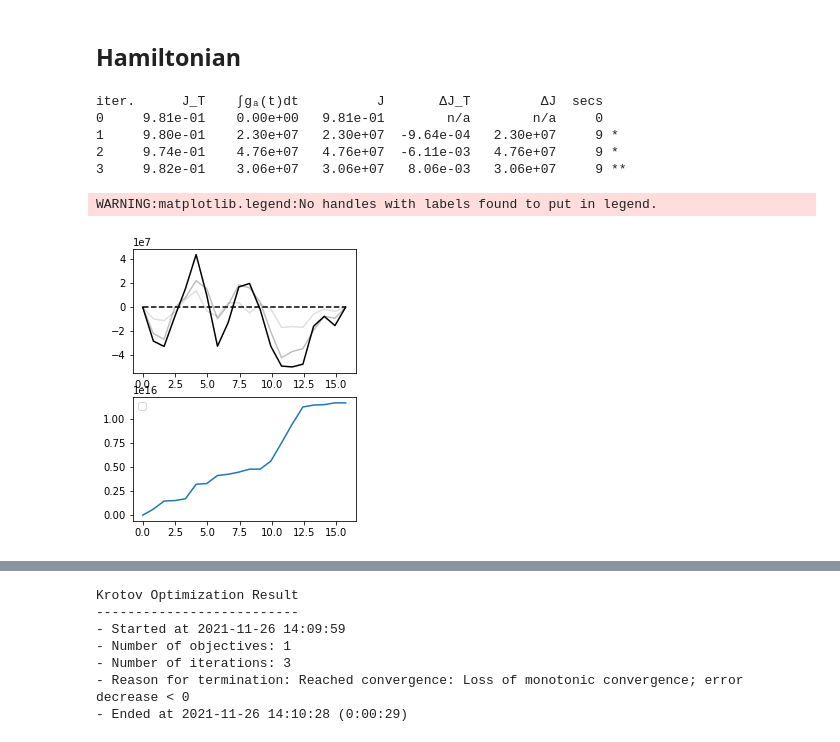
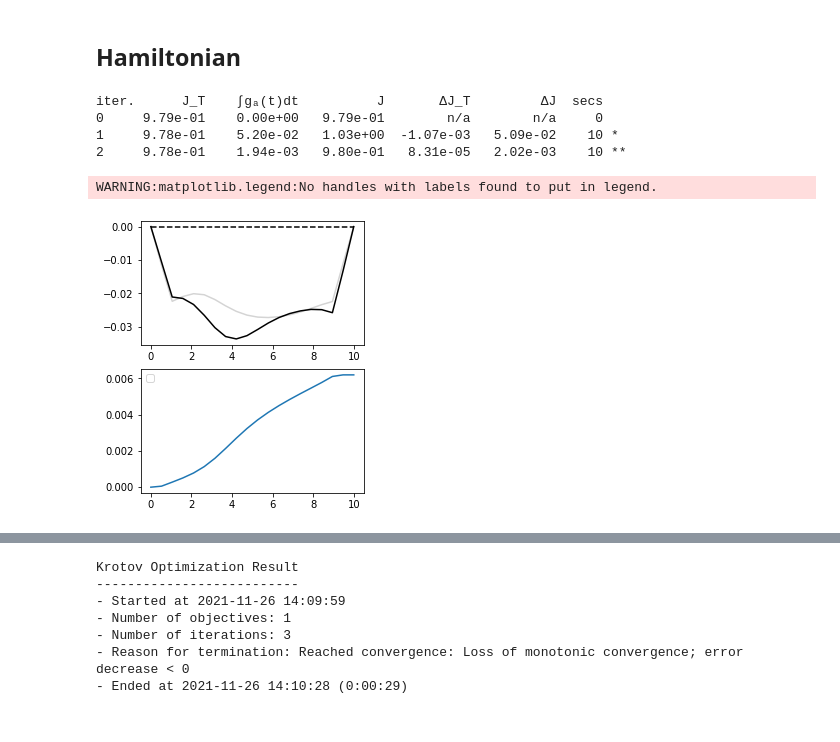
Before and after one commit to gsuarezr/krotov, a Jupyter notebook: Non_dissipative,_Time=pi_g,_g=0_2_omega.ipynb, the cells around one changed output, grey strips where cells are left out. Drawn from its saved outputs; the diff is of its cells as text; code cells hidden in the pictures.

```diff
--- a/Non_dissipative,_Time=pi_g,_g=0_2_omega.ipynb
+++ b/Non_dissipative,_Time=pi_g,_g=0_2_omega.ipynb
@@ -68,7 +71,7 @@ g=0.2*omega
 ampl0=0.00000001
 #T=8
 #ampl0=1
-T=math.pi/g
+T=10
 nt=20
 tlist = np.linspace(0,T, nt)
 def hamiltonian(omega, ampl0, g):
@@ -155,37 +158,36 @@ def plot_iterations(opt_result):
 
 
 
 H = hamiltonian(omega,ampl0,g)
 pulse_options = {
-    H[1][1]: dict(lambda_a=1e-8, update_shape=S),
+    H[1][1]: dict(lambda_a=10, update_shape=S),
 }
 objectives = [
     krotov.Objective(
-        initial_state=qutip.Qobj(np.array([1,0,0,0,0,1/2,0,0,0,1/2,0,0,1/2,0,1/2])), target=qutip.Qobj(qutip.Qobj(np.array([1,0,0,2*np.sqrt(2),0,1/2,0,0,0,1/2,0,0,1/2,0,1/2]))), H=H
+        initial_state=qutip.Qobj(np.array([1,0,0,0,0,1/2,0,0,0,1/2,0,0,1/2,0,1/2])), target=qutip.Qobj(qutip.Qobj(np.array([1,0,np.sqrt(2)*np.sqrt(2),0,np.sqrt(2)*np.sqrt(2),1/2,0,0,0,1/2,0,0,1/2,0,1/2]))), H=H
       )
   ]
 
 opt_result = krotov.optimize_pulses(
   objectives,
   pulse_options=pulse_options,
   tlist=tlist,
   propagator=krotov.propagators.expm,
   chi_constructor=krotov.functionals.chis_ss,
   info_hook=krotov.info_hooks.print_table(J_T=krotov.functionals.J_T_ss),
   check_convergence=krotov.convergence.Or(
       krotov.convergence.value_below('5e-5', name='J_T'),
       krotov.convergence.check_monotonic_error,
 
   ),
     store_all_pulses=True,
     overlap=inte.overlap2,norm='gaussiano'
 )
 plot_iterations(opt_result)
 # %% [output]
 iter.      J_T    ∫gₐ(t)dt          J       ΔJ_T         ΔJ  secs
-0     9.81e-01    0.00e+00   9.81e-01        n/a        n/a     0
-1     9.80e-01    2.30e+07   2.30e+07  -9.64e-04   2.30e+07     9 *
-2     9.74e-01    4.76e+07   4.76e+07  -6.11e-03   4.76e+07     9 *
-3     9.82e-01    3.06e+07   3.06e+07   8.06e-03   3.06e+07     9 **
+0     9.79e-01    0.00e+00   9.79e-01        n/a        n/a     0
+1     9.78e-01    5.20e-02   1.03e+00  -1.07e-03   5.09e-02    10 *
+2     9.78e-01    1.94e-03   9.80e-01   8.31e-05   2.02e-03    10 **
 WARNING:matplotlib.legend:No handles with labels found to put in legend.
-[figure, old version]
+[figure, new version]
```
Also changed, not shown: parts of 4 cells of this notebook, 4 other files.
